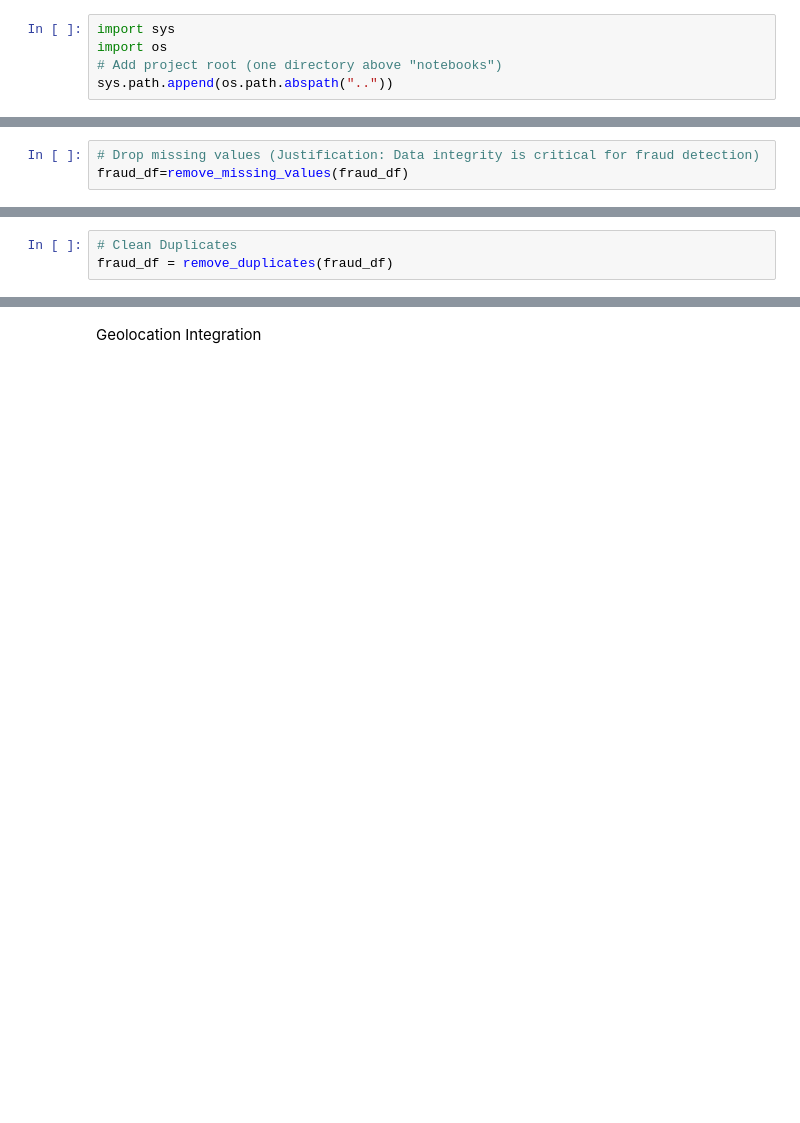
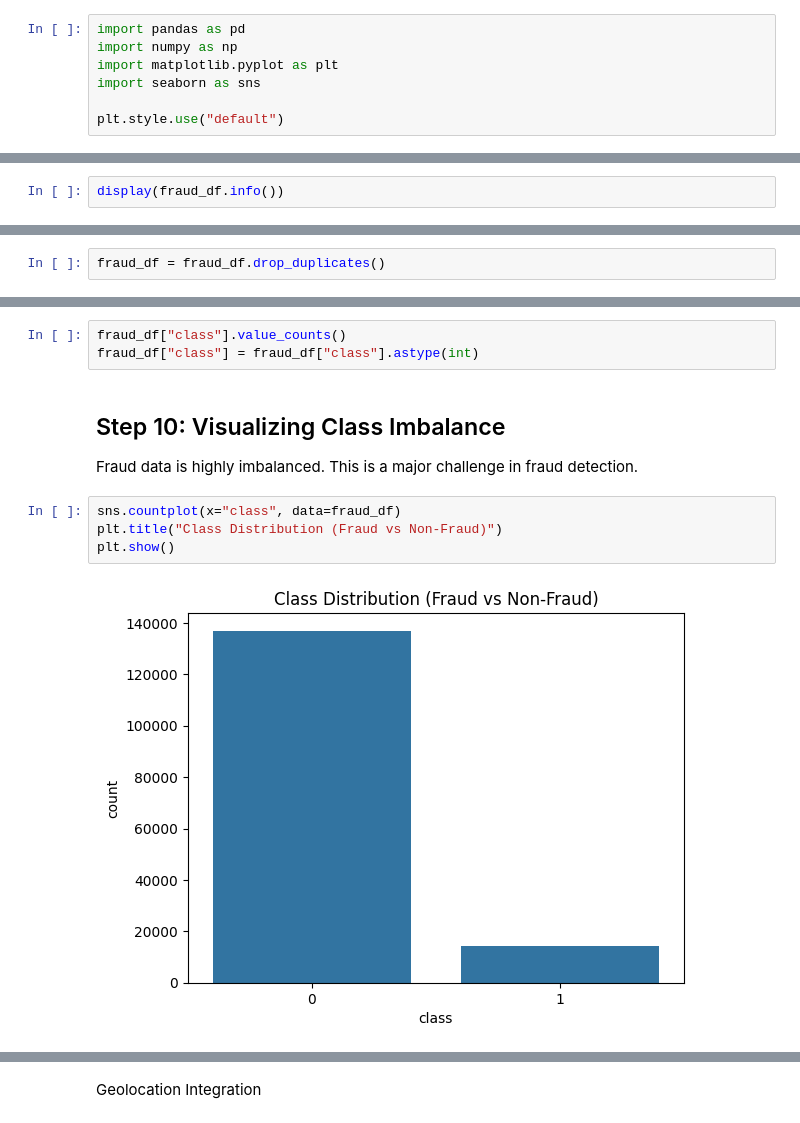
Before and after one commit to wakgari-Elias/fraud-detection, a Jupyter notebook: notebooks/eda-fraud-data.ipynb, the cells around one changed output, grey strips where cells are left out. Drawn from its saved outputs; the diff is of its cells as text; blank space fills up the shorter version.

```diff
--- a/notebooks/eda-fraud-data.ipynb
+++ b/notebooks/eda-fraud-data.ipynb
@@ -8,8 +32,10 @@ ______
 # %%
-import sys
-import os
-# Add project root (one directory above "notebooks")
-sys.path.append(os.path.abspath(".."))
+import pandas as pd
+import numpy as np
+import matplotlib.pyplot as plt
+import seaborn as sns
+
+plt.style.use("default")
 # %%
 # include necessary imports
 import pandas as pd
@@ -74,4 +119,3 @@ None
 # %%
-# Drop missing values (Justification: Data integrity is critical for fraud detection)
-fraud_df=remove_missing_values(fraud_df)
+display(fraud_df.info())
 # %% [output]
@@ -79,3 +165,2 @@ fraud_df=remove_missing_values(fraud_df)
 # %%
-# Clean Duplicates
-fraud_df = remove_duplicates(fraud_df)
+fraud_df = fraud_df.drop_duplicates()
@@ -86,0 +180,14 @@ Rows After Cleaning: 151,112
+# %%
+fraud_df["class"].value_counts()
+fraud_df["class"] = fraud_df["class"].astype(int)
+# %% [markdown]
+## Step 10: Visualizing Class Imbalance
+
+Fraud data is highly imbalanced.
+This is a major challenge in fraud detection.
+# %%
+sns.countplot(x="class", data=fraud_df)
+plt.title("Class Distribution (Fraud vs Non-Fraud)")
+plt.show()
+# %% [output]
+[figure, added]
```
Also changed, not shown: parts of 63 cells of this notebook, 2 other files.
